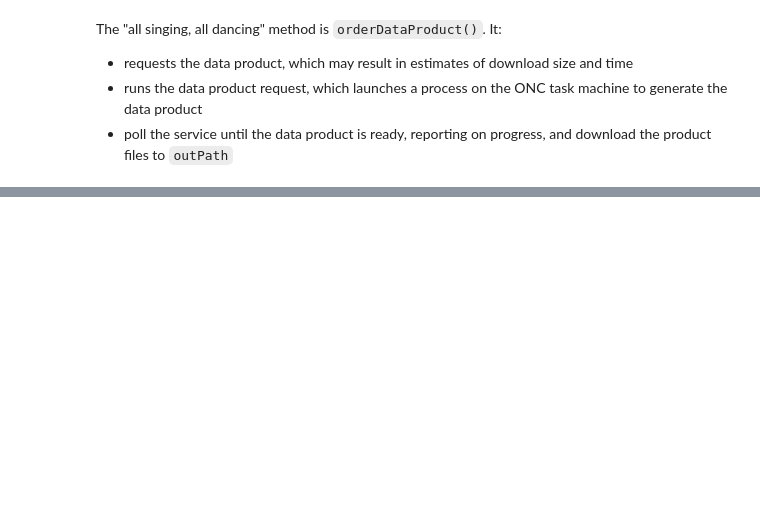
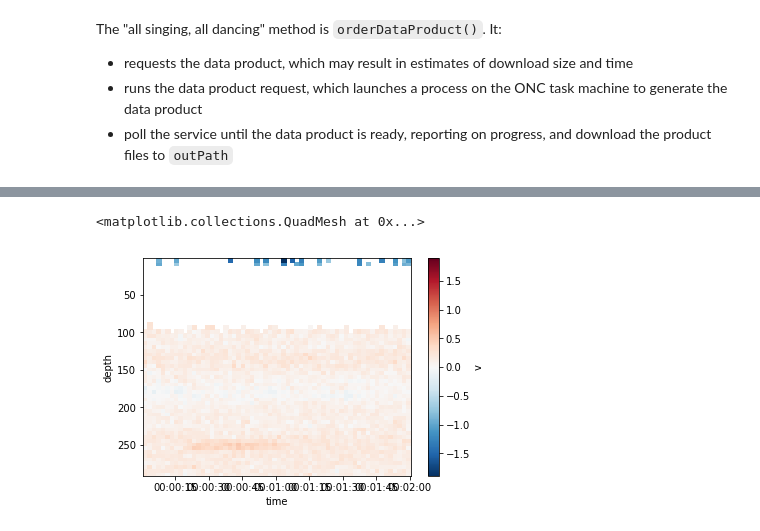
Before and after one commit to SalishSeaCast/analysis-doug, a Jupyter notebook: notebooks/onc-api/Exploring-ONC-Python-API.ipynb, the cells around one changed output, grey strips where cells are left out. Saved outputs shown, nothing was run; the diff lists cells and outputs as text; code cells hidden in the pictures; blank space fills up the shorter version.

```diff
--- a/notebooks/onc-api/Exploring-ONC-Python-API.ipynb
+++ b/notebooks/onc-api/Exploring-ONC-Python-API.ipynb
@@ -325,0 +552,5 @@ I'm not sure why the above isn't working because the ONC ERDDAP provides
+# %%
+ds.v[:, ds.depth>0].transpose().plot(yincrease=False)
+# %% [output]
+<matplotlib.collections.QuadMesh at 0x...>
+[figure, added]
```
Also changed, not shown: parts of 53 cells of this notebook.
